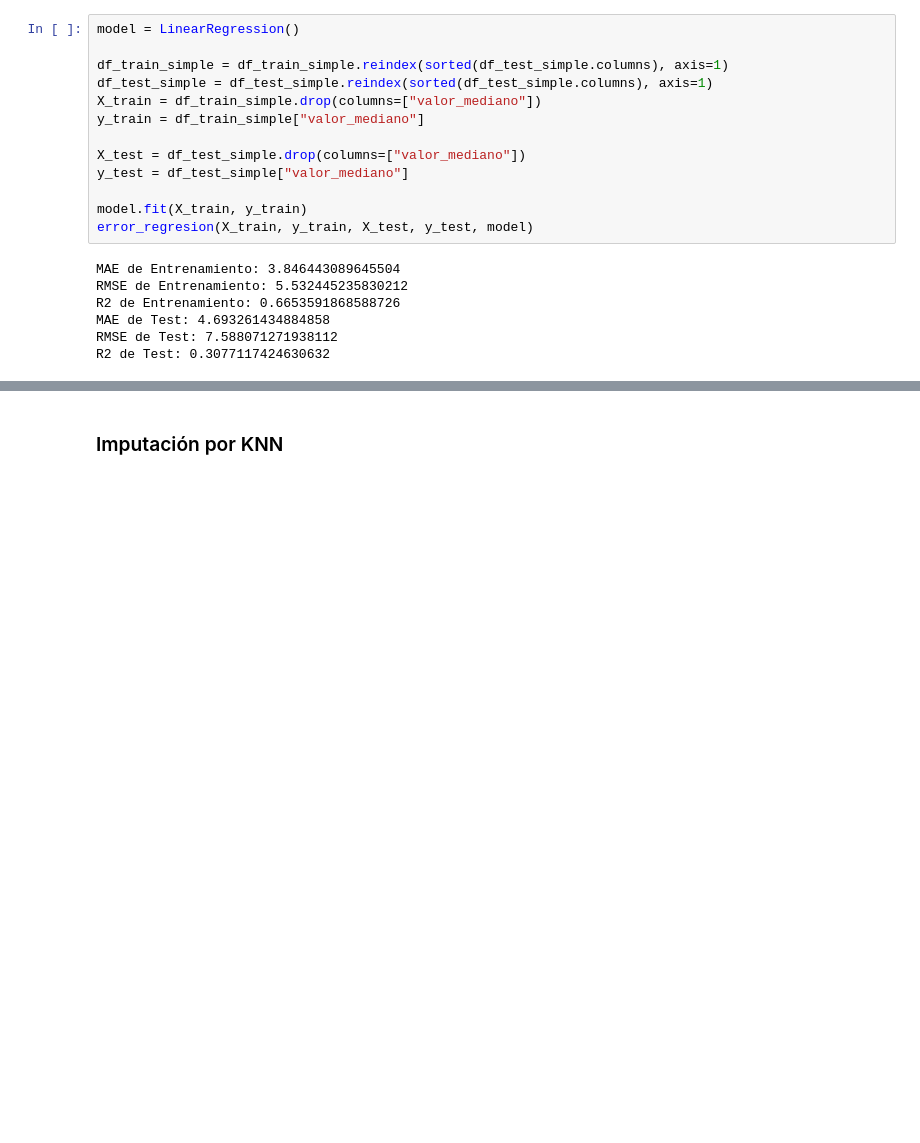
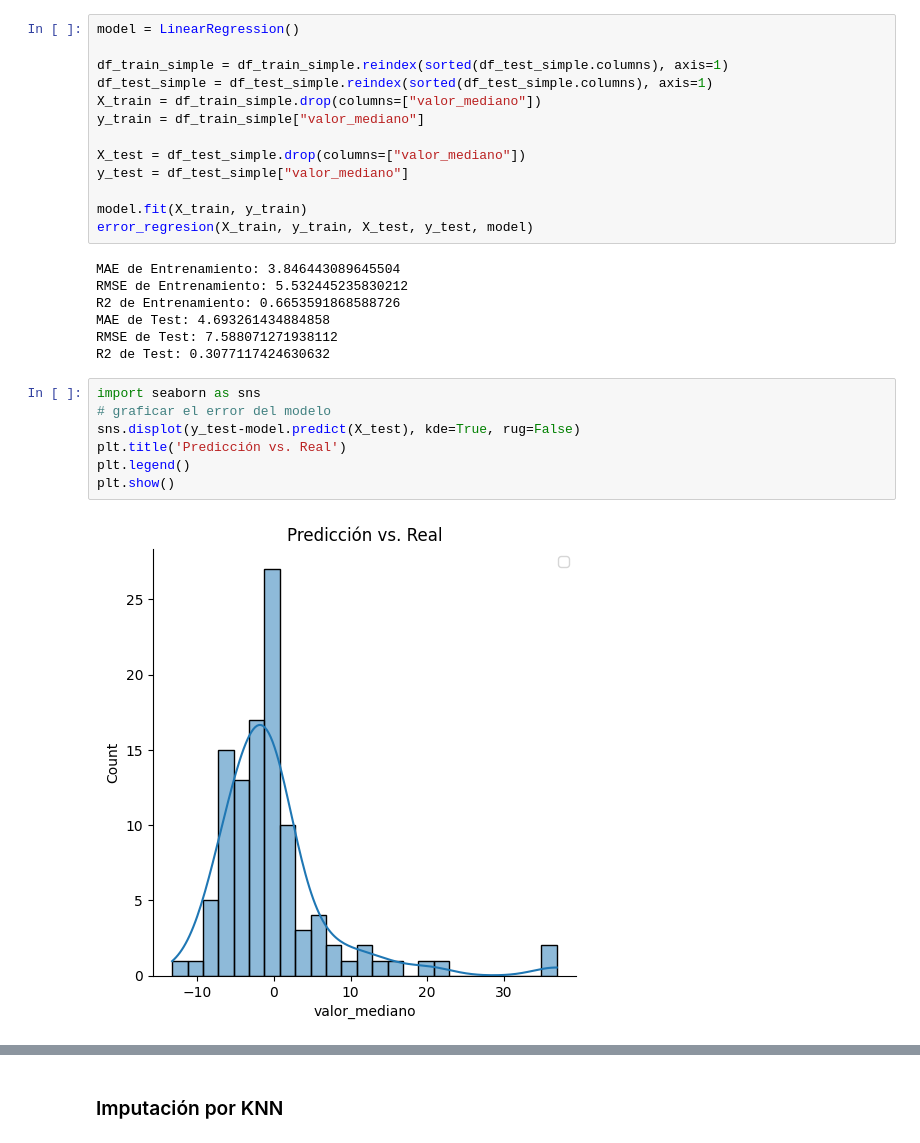
Before and after one commit to Augusto-Rabbia/AA1-TUIA-Rabbia-Spreutels, a Jupyter notebook: tp1/tp1.ipynb, the cells around one changed output, grey strips where cells are left out. Saved outputs shown, nothing was run; the diff lists cells and outputs as text; blank space fills up the shorter version.

```diff
--- a/tp1/tp1.ipynb
+++ b/tp1/tp1.ipynb
@@ -673,3 +700,12 @@ R2 de Entrenamiento: 0.6653591868588726
 MAE de Test: 4.693261434884858
 RMSE de Test: 7.588071271938112
 R2 de Test: 0.3077117424630632
+# %%
+import seaborn as sns
+# graficar el error del modelo
+sns.displot(y_test-model.predict(X_test), kde=True, rug=False)
+plt.title('Predicción vs. Real')
+plt.legend()
+plt.show()
+# %% [output]
+[figure, added]
```
Also changed, not shown: parts of 41 cells of this notebook.
